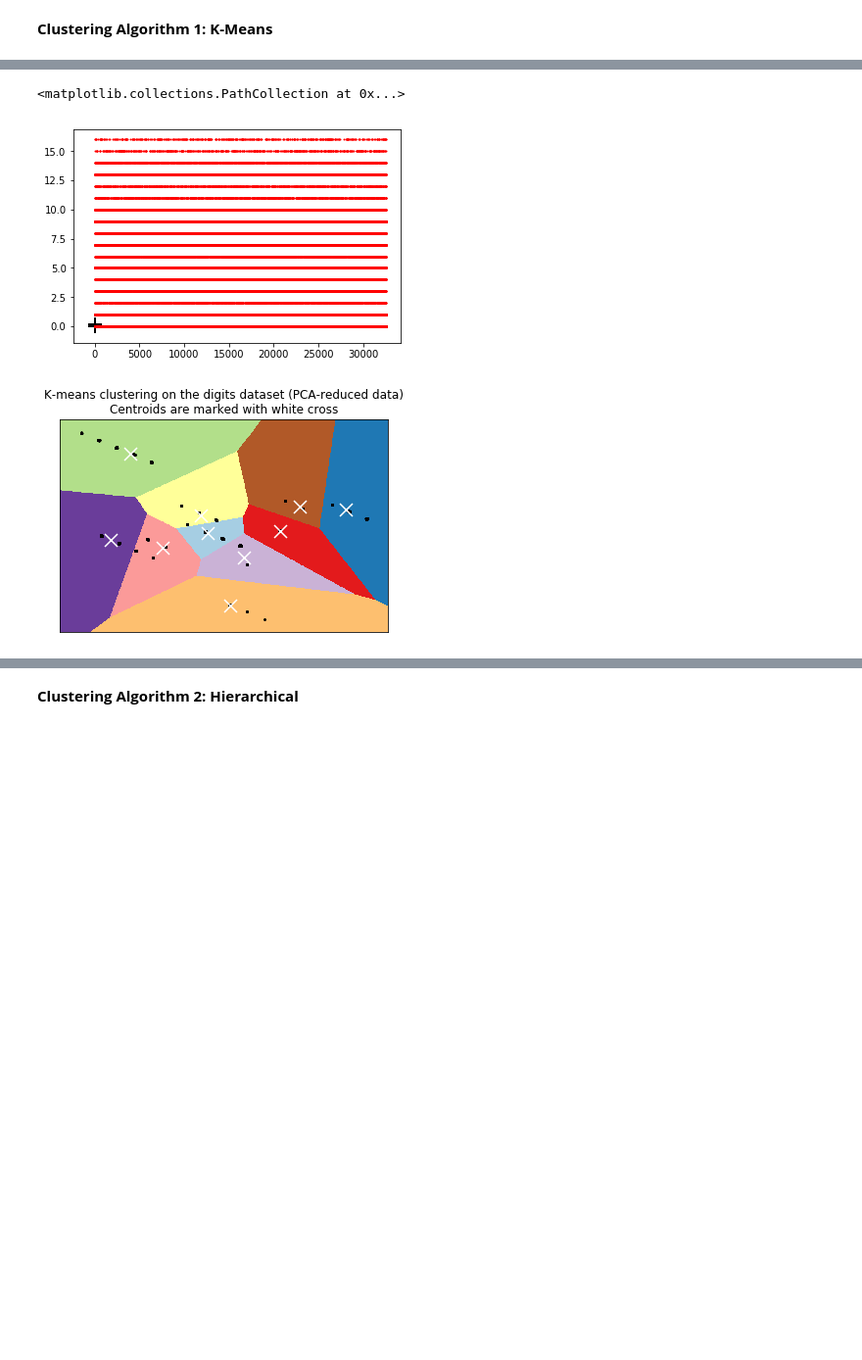
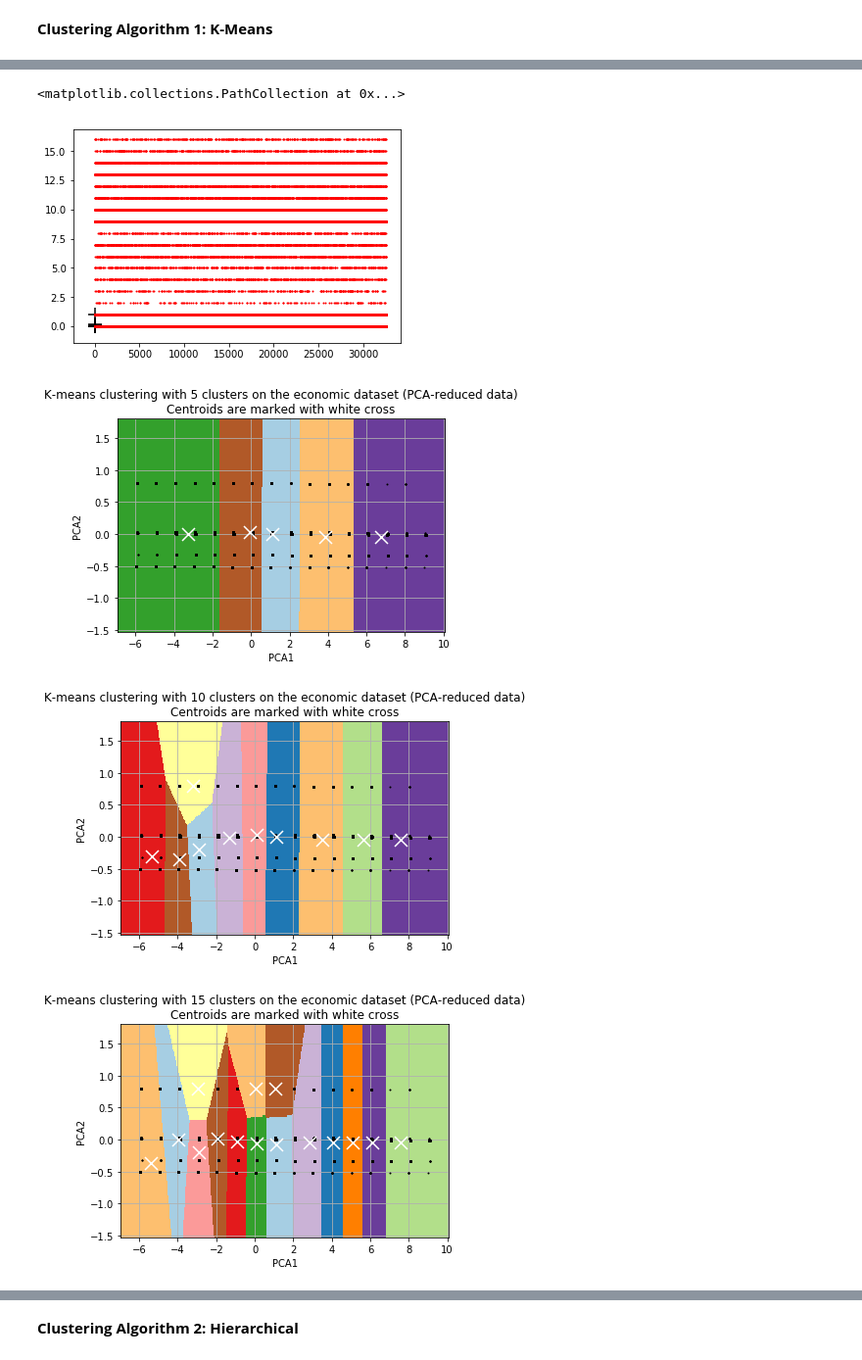
Before and after one commit to emccandlesssmu/data_mining, a Jupyter notebook: Lab3_Clustering_GK.ipynb, the cells around one changed output, grey strips where cells are left out. Shown at 98% size. Saved outputs shown, nothing was run; the diff lists cells and outputs as text; code cells hidden in the pictures; blank space fills up the shorter version.

```diff
--- a/Lab3_Clustering_GK.ipynb
+++ b/Lab3_Clustering_GK.ipynb
@@ -184,7 +185,7 @@ from sklearn.cluster import KMeans
 # run kmeans algorithm (this is the most traditional use of k-means)
 kmeans = KMeans(init='random', # initialization
         n_clusters=10,  # number of clusters
-        n_init=1,       # number of different times to run k-means
+        n_init=10,       # number of different times to run k-means
         n_jobs=-1)
 
 kmeans.fit(df2)
@@ -200,49 +201,54 @@ plt.scatter(centroids[:, 0], centroids[:, 1],
             marker='+', s=200, linewidths=3, color='k')  # plot the centroids
 # %% [output]
 <matplotlib.collections.PathCollection at 0x...>
-[figure, old version]
+[figure, new version]
 # %%
 from sklearn.decomposition import PCA
 from sklearn.preprocessing import scale
 
 reduced_data = PCA(n_components=2).fit_transform(df2)
-kmeans = KMeans(init='k-means++', n_clusters=10, n_init=10)
-kmeans.fit(reduced_data)
+
+for i,cluster in enumerate([5,10,15,20]):
+    kmeans = KMeans(init='k-means++', n_clusters=cluster, n_init=10)
+    kmeans.fit(reduced_data)
 
 
 
-# Step size of the mesh. Decrease to increase the quality of the VQ.
-h = .02     # point in the mesh [x_min, x_max]x[y_min, y_max].
+    # Step size of the mesh. Decrease to increase the quality of the VQ.
+    h = .02     # point in the mesh [x_min, x_max]x[y_min, y_max].
 
-# Plot the decision boundary. For that, we will assign a color to each
-x_min, x_max = reduced_data[:, 0].min() - 1, reduced_data[:, 0].max() + 1
-y_min, y_max = reduced_data[:, 1].min() - 1, reduced_data[:, 1].max() + 1
-xx, yy = np.meshgrid(np.arange(x_min, x_max, h), np.arange(y_min, y_max, h))
+    # Plot the decision boundary. For that, we will assign a color to each
+    x_min, x_max = reduced_data[:, 0].min() - 1, reduced_data[:, 0].max() + 1
+    y_min, y_max = reduced_data[:, 1].min() - 1, reduced_data[:, 1].max() + 1
+    xx, yy = np.meshgrid(np.arange(x_min, x_max, h), np.arange(y_min, y_max, h))
 
-# Obtain labels for each point in mesh. Use last trained model.
-Z = kmeans.predict(np.c_[xx.ravel(), yy.ravel()])
+    # Obtain labels for each point in mesh. Use last trained model.
+    Z = kmeans.predict(np.c_[xx.ravel(), yy.ravel()])
 
-# Put the result into a color plot
-Z = Z.reshape(xx.shape)
-plt.figure(1)
-plt.clf()
-plt.imshow(Z, interpolation='nearest',
-           extent=(xx.min(), xx.max(), yy.min(), yy.max()),
-           cmap=plt.cm.Paired,
-           aspect='auto', origin='lower')
+    # Put the result into a color plot
+    Z = Z.reshape(xx.shape)
 
-plt.plot(reduced_data[:, 0], reduced_data[:, 1], 'k.', markersize=2)
-# Plot the centroids as a white X
-centroids = kmeans.cluster_centers_
-plt.scatter(centroids[:, 0], centroids[:, 1],
-            marker='x', s=169, linewidths=3,
-            color='w', zorder=10)
-plt.title('K-means clustering on the digits dataset (PCA-reduced data)\n'
-          'Centroids are marked with white cross')
-plt.xlim(x_min, x_max)
-plt.ylim(y_min, y_max)
-plt.xticks(())
-plt.yticks(())
-plt.show()
+    plt.clf()
+    plt.imshow(Z, interpolation='nearest',
+               extent=(xx.min(), xx.max(), yy.min(), yy.max()),
+               cmap=plt.cm.Paired,
+               aspect='auto', origin='lower')
+
+    plt.plot(reduced_data[:, 0], reduced_data[:, 1], 'k.', markersize=2)
+    # Plot the centroids as a white X
+    centroids = kmeans.cluster_centers_
+    plt.scatter(centroids[:, 0], centroids[:, 1],
+                marker='x', s=169, linewidths=3,
+                color='w', zorder=10)
+    plt.title('K-means clustering with {0} clusters on the economic dataset (PCA-reduced data)\n'
+              'Centroids are marked with white cross'.format(cluster))
+    plt.xlim(x_min, x_max)
+    plt.ylim(y_min, y_max)
+    plt.xlabel('PCA1')
+    plt.ylabel('PCA2')
+    plt.grid()
+    plt.show()
 # %% [output]
-[figure, old version]
+[figure, new version]
+[figure, added]
+[figure, added]
```
Also changed, not shown: parts of 6 cells of this notebook.
